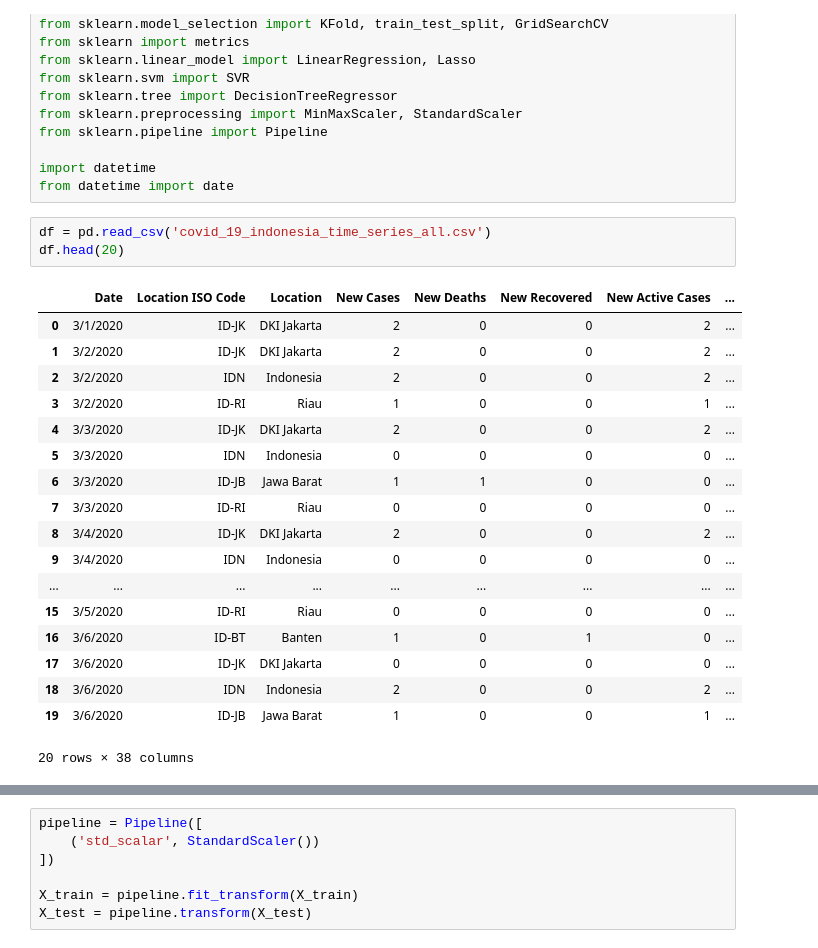
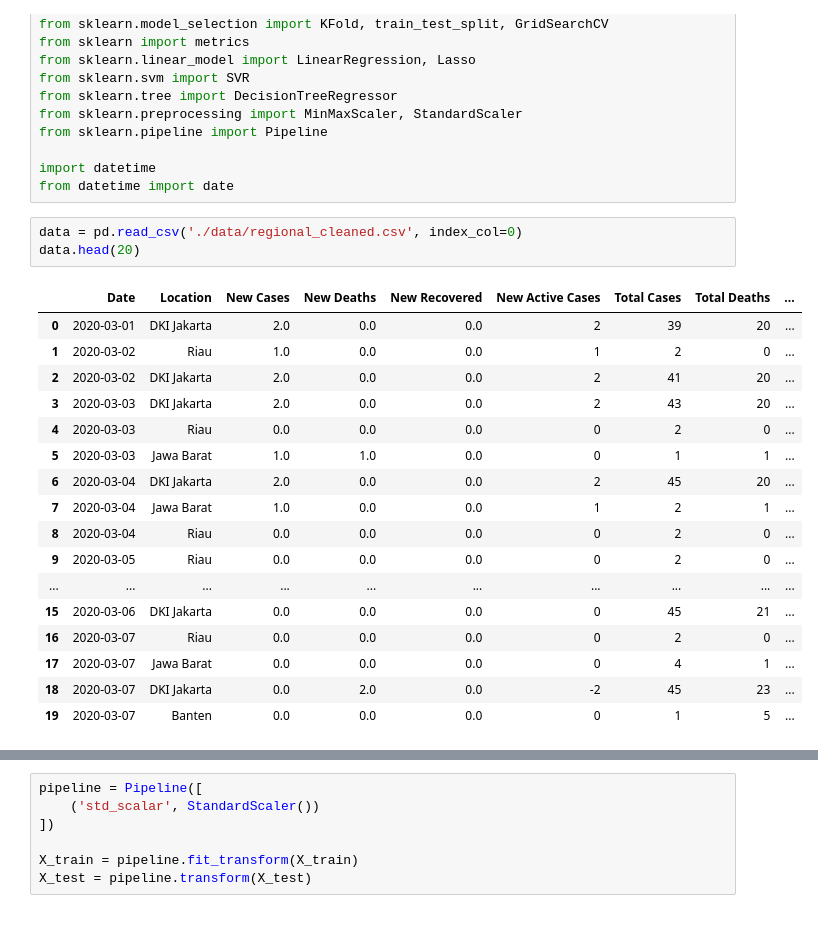
Before and after one commit to neoreuvenla/indo-covid-pred, a Jupyter notebook: New Deaths Regression.ipynb, the cells around one changed output, grey strips where cells are left out. Saved outputs shown, nothing was run; the diff lists cells and outputs as text.

```diff
--- a/New Deaths Regression.ipynb
+++ b/New Deaths Regression.ipynb
@@ -33,24 +33,23 @@ from sklearn.pipeline import Pipeline
 import datetime
 from datetime import date
 # %%
-df = pd.read_csv('covid_19_indonesia_time_series_all.csv')
-df.head(20)
+data = pd.read_csv('./data/regional_cleaned.csv', index_col=0)
+data.head(20)
 # %% [output]
-|  | Date | Location ISO Code | Location | New Cases | New Deaths | New Recovered | New Active Cases | ... |
-| 0 | 3/1/2020 | ID-JK | DKI Jakarta | 2 | 0 | 0 | 2 | ... |
-| 1 | 3/2/2020 | ID-JK | DKI Jakarta | 2 | 0 | 0 | 2 | ... |
-| 2 | 3/2/2020 | IDN | Indonesia | 2 | 0 | 0 | 2 | ... |
-| 3 | 3/2/2020 | ID-RI | Riau | 1 | 0 | 0 | 1 | ... |
-| 4 | 3/3/2020 | ID-JK | DKI Jakarta | 2 | 0 | 0 | 2 | ... |
-| 5 | 3/3/2020 | IDN | Indonesia | 0 | 0 | 0 | 0 | ... |
-| 6 | 3/3/2020 | ID-JB | Jawa Barat | 1 | 1 | 0 | 0 | ... |
-| 7 | 3/3/2020 | ID-RI | Riau | 0 | 0 | 0 | 0 | ... |
-| 8 | 3/4/2020 | ID-JK | DKI Jakarta | 2 | 0 | 0 | 2 | ... |
-| 9 | 3/4/2020 | IDN | Indonesia | 0 | 0 | 0 | 0 | ... |
-| ... | ... | ... | ... | ... | ... | ... | ... | ... |
-| 15 | 3/5/2020 | ID-RI | Riau | 0 | 0 | 0 | 0 | ... |
-| 16 | 3/6/2020 | ID-BT | Banten | 1 | 0 | 1 | 0 | ... |
-| 17 | 3/6/2020 | ID-JK | DKI Jakarta | 0 | 0 | 0 | 0 | ... |
-| 18 | 3/6/2020 | IDN | Indonesia | 2 | 0 | 0 | 2 | ... |
-| 19 | 3/6/2020 | ID-JB | Jawa Barat | 1 | 0 | 0 | 1 | ... |
+|  | Date | Location | New Cases | New Deaths | New Recovered | New Active Cases | Total Cases | Total Deaths | ... |
+| 0 | 2020-03-01 | DKI Jakarta | 2.0 | 0.0 | 0.0 | 2 | 39 | 20 | ... |
+| 1 | 2020-03-02 | Riau | 1.0 | 0.0 | 0.0 | 1 | 2 | 0 | ... |
+| 2 | 2020-03-02 | DKI Jakarta | 2.0 | 0.0 | 0.0 | 2 | 41 | 20 | ... |
+| 3 | 2020-03-03 | DKI Jakarta | 2.0 | 0.0 | 0.0 | 2 | 43 | 20 | ... |
+| 4 | 2020-03-03 | Riau | 0.0 | 0.0 | 0.0 | 0 | 2 | 0 | ... |
+| 5 | 2020-03-03 | Jawa Barat | 1.0 | 1.0 | 0.0 | 0 | 1 | 1 | ... |
+| 6 | 2020-03-04 | DKI Jakarta | 2.0 | 0.0 | 0.0 | 2 | 45 | 20 | ... |
+| 7 | 2020-03-04 | Jawa Barat | 1.0 | 0.0 | 0.0 | 1 | 2 | 1 | ... |
+| 8 | 2020-03-04 | Riau | 0.0 | 0.0 | 0.0 | 0 | 2 | 0 | ... |
+| 9 | 2020-03-05 | Riau | 0.0 | 0.0 | 0.0 | 0 | 2 | 0 | ... |
+| ... | ... | ... | ... | ... | ... | ... | ... | ... | ... |
+| 15 | 2020-03-06 | DKI Jakarta | 0.0 | 0.0 | 0.0 | 0 | 45 | 21 | ... |
+| 16 | 2020-03-07 | Riau | 0.0 | 0.0 | 0.0 | 0 | 2 | 0 | ... |
+| 17 | 2020-03-07 | Jawa Barat | 0.0 | 0.0 | 0.0 | 0 | 4 | 1 | ... |
+| 18 | 2020-03-07 | DKI Jakarta | 0.0 | 2.0 | 0.0 | -2 | 45 | 23 | ... |
+| 19 | 2020-03-07 | Banten | 0.0 | 0.0 | 0.0 | 0 | 1 | 5 | ... |
-20 rows × 38 columns
```
Also changed, not shown: parts of 9 cells of this notebook, 20 other files.
